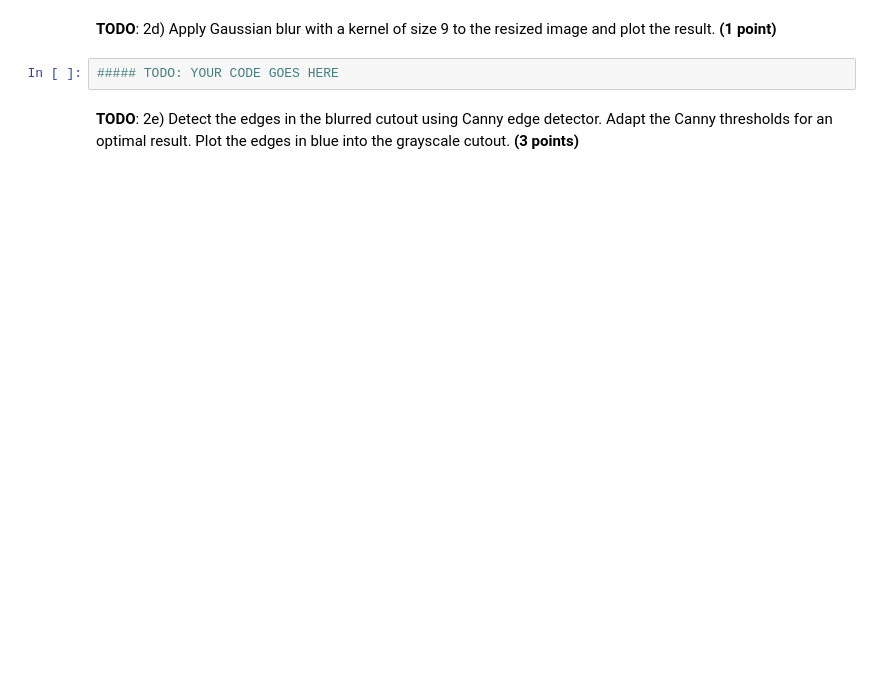
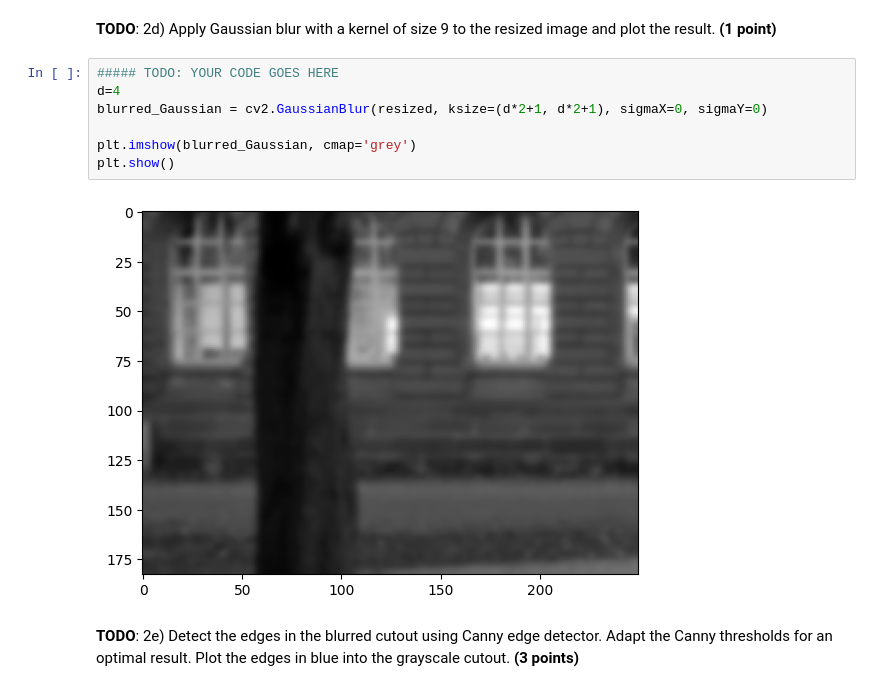
Before and after one commit to B-Terence/CV_Projekte, a Jupyter notebook: Project_OpenCV_Edges_starter.ipynb, the cells around one changed output. Drawn from its saved outputs; the diff is of its cells as text; blank space fills up the shorter version.

```diff
--- a/Project_OpenCV_Edges_starter.ipynb
+++ b/Project_OpenCV_Edges_starter.ipynb
@@ -83,6 +117,13 @@ Hint: Note that you cannot plot color into a grayscale image. One option is to c
 **TODO**: 2d) Apply Gaussian blur with a kernel of size 9 to the resized image and plot the result. **(1 point)**
 # %%
 ##### TODO: YOUR CODE GOES HERE
+d=4
+blurred_Gaussian = cv2.GaussianBlur(resized, ksize=(d*2+1, d*2+1), sigmaX=0, sigmaY=0)
+
+plt.imshow(blurred_Gaussian, cmap='grey')
+plt.show()
+# %% [output]
+[figure, added]
 # %% [markdown]
 **TODO**: 2e) Detect the edges in the blurred cutout using Canny edge detector. Adapt the Canny thresholds for an optimal result. Plot the edges in blue into the grayscale cutout. **(3 points)**
 # %%
```
Also changed, not shown: parts of 6 cells of this notebook.
